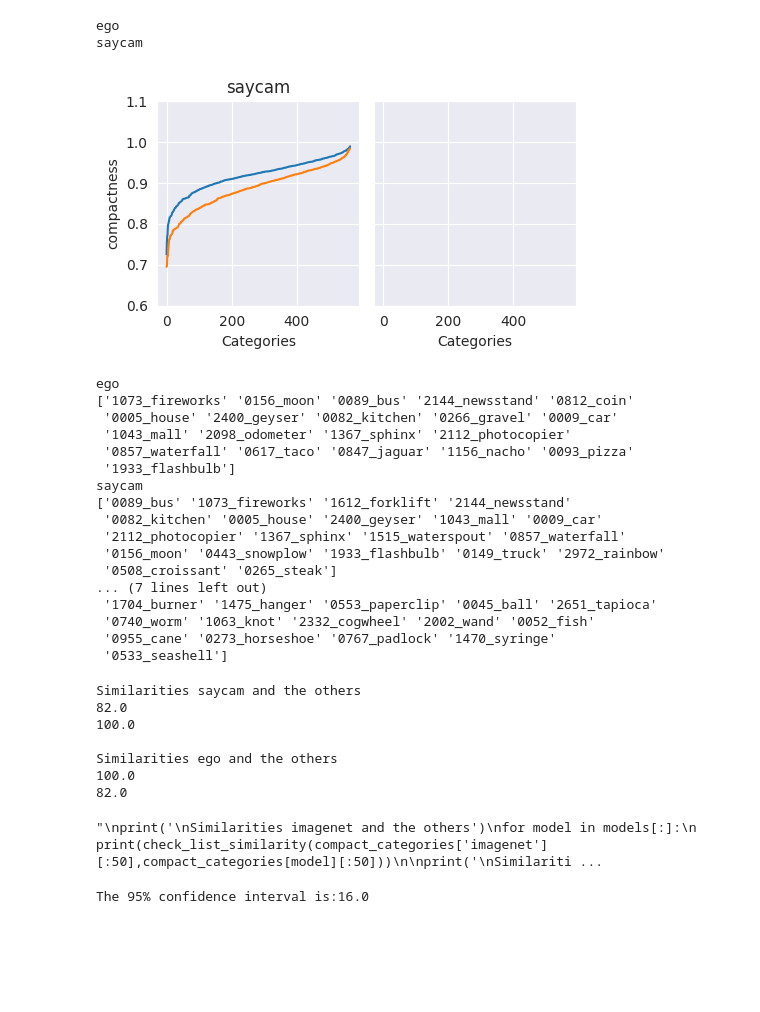
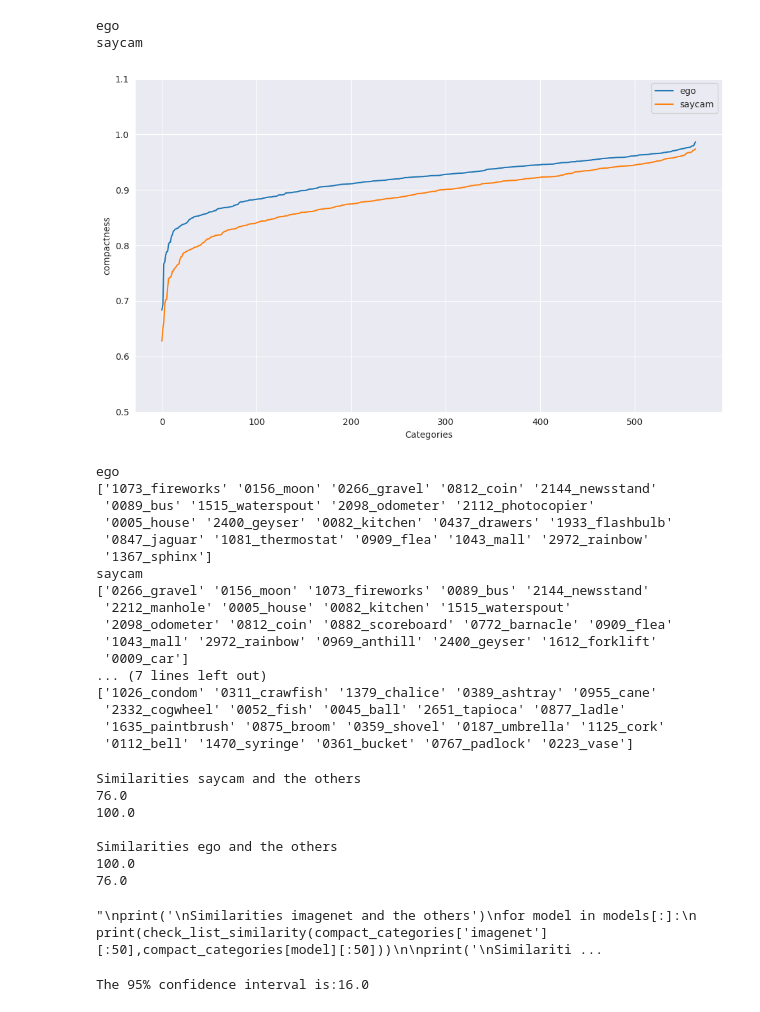
Before and after one commit to AlbanFlachot/SAYCam_Vs_EGO4D, a Jupyter notebook: xp_datadriven.ipynb, the cells around one changed output. Drawn from its saved outputs; the diff is of its cells as text; code cells hidden in the pictures; blank space fills up the shorter version.

```diff
--- a/xp_datadriven.ipynb
+++ b/xp_datadriven.ipynb
@@ -51,12 +53,18 @@ for model in models:
 activations[model].shape
 # %% [output]
 (28250, 768)
+# %%
+#### Normalize vectors
+for model in models:
+    norms = np.linalg.norm(activations[model], axis=1, keepdims=True)
+    activations[model] = activations[model]/norms # normalization
 # %%
 #### Compute RDMs performing squared euclidean distance as a metric (to be equivalent to CKA methods, cf. Williams, 2024)
 RDMs = {}
 
-metric = 'L2squared_normalize'
+metric = 'L2squared'
 for i, model in enumerate(models):
     print(model)
     RDMs[model] = rsa.compute_RDMs(activations[model], metric = metric, display = False, title = f'{model}_{metric}')
+    RDMs[model] = cka.centering(RDMs[model])
 # %% [output]
@@ -70,12 +77,12 @@ RDMs[model].shape
 ### Compute similarities between models and metrics.
 sim_metric = 'pearson'
 
-'''SIMs = {} # save all similarity values in a dictionary
-
-SIMs_saycam_ego = rsa.Compute_sim_RDMs(RDMs['saycam'], RDMs['ego'], center = False, metric = sim_metric)
+SIMs = {} # save all similarity values in a dictionary
 
 for i, model1 in enumerate(models[:-1]):
     SIMs[model1] = {}
     for j, model2 in enumerate(models[i+1:]):
-        SIMs[model1][model2] = float(np.round(rsa.Compute_sim_RDMs(RDMs[model1], RDMs[model2], center = True, metric = sim_metric), 3))'''
-SIMs_saycam_ego = np.float64(0.6297048936065802) # already computed
+        SIMs[model1][model2] = float(np.round(rsa.Compute_sim_RDMs(RDMs[model1], RDMs[model2], center = False, metric = sim_metric), 3))
+
+#SIMs_saycam_ego = np.float64(0.6297048936065802) # already computed
+SIMs
@@ -131,32 +140,32 @@ for model in models:
 ego
 saycam
 # %%
-max_rsa.plot_stats(compactness, models,  ['Categories', 'compactness'])
+max_rsa.plot_stats_one(compactness, models,  ['Categories', 'compactness'])
 for model in models:
     print(f'{model}')
     print(compact_categories[model][:20])
 for model in models:
     print(f'{model}')
     print(compact_categories[model][-20:])
 # %% [output]
-[figure, old version]
+[figure, new version]
 ego
-['1073_fireworks' '0156_moon' '0089_bus' '2144_newsstand' '0812_coin'
- '0005_house' '2400_geyser' '0082_kitchen' '0266_gravel' '0009_car'
- '1043_mall' '2098_odometer' '1367_sphinx' '2112_photocopier'
- '0857_waterfall' '0617_taco' '0847_jaguar' '1156_nacho' '0093_pizza'
- '1933_flashbulb']
+['1073_fireworks' '0156_moon' '0266_gravel' '0812_coin' '2144_newsstand'
+ '0089_bus' '1515_waterspout' '2098_odometer' '2112_photocopier'
+ '0005_house' '2400_geyser' '0082_kitchen' '0437_drawers' '1933_flashbulb'
+ '0847_jaguar' '1081_thermostat' '0909_flea' '1043_mall' '2972_rainbow'
+ '1367_sphinx']
 saycam
-['0089_bus' '1073_fireworks' '1612_forklift' '2144_newsstand'
- '0082_kitchen' '0005_house' '2400_geyser' '1043_mall' '0009_car'
- '2112_photocopier' '1367_sphinx' '1515_waterspout' '0857_waterfall'
- '0156_moon' '0443_snowplow' '1933_flashbulb' '0149_truck' '2972_rainbow'
- '0508_croissant' '0265_steak']
+['0266_gravel' '0156_moon' '1073_fireworks' '0089_bus' '2144_newsstand'
+ '2212_manhole' '0005_house' '0082_kitchen' '1515_waterspout'
+ '2098_odometer' '0812_coin' '0882_scoreboard' '0772_barnacle' '0909_flea'
+ '1043_mall' '2972_rainbow' '0969_anthill' '2400_geyser' '1612_forklift'
+ '0009_car']
 ... (7 lines left out)
- '1704_burner' '1475_hanger' '0553_paperclip' '0045_ball' '2651_tapioca'
- '0740_worm' '1063_knot' '2332_cogwheel' '2002_wand' '0052_fish'
- '0955_cane' '0273_horseshoe' '0767_padlock' '1470_syringe'
- '0533_seashell']
+['1026_condom' '0311_crawfish' '1379_chalice' '0389_ashtray' '0955_cane'
+ '2332_cogwheel' '0052_fish' '0045_ball' '2651_tapioca' '0877_ladle'
+ '1635_paintbrush' '0875_broom' '0359_shovel' '0187_umbrella' '1125_cork'
+ '0112_bell' '1470_syringe' '0361_bucket' '0767_padlock' '0223_vase']
 # %%
 def check_list_similarity(list1, list2):
     '''Checks if two lists contain the same elements, regardless of order,
@@ -188,12 +197,12 @@ for model in models[:]:
     print(check_list_similarity(compact_categories['resnet'][:50],compact_categories[model][:50]))'''
 # %% [output]
 Similarities saycam and the others
-82.0
+76.0
 100.0
 
 Similarities ego and the others
 100.0
-82.0
+76.0
 "\nprint('\nSimilarities imagenet and the others')\nfor model in models[:]:\n    print(check_list_similarity(compact_categories['imagenet'][:50],compact_categories[model][:50]))\n\nprint('\nSimilariti ...
 # %%
 ### Compute 500 random sequence for significance
```
Also changed, not shown: parts of 13 cells of this notebook, 13 other files.
